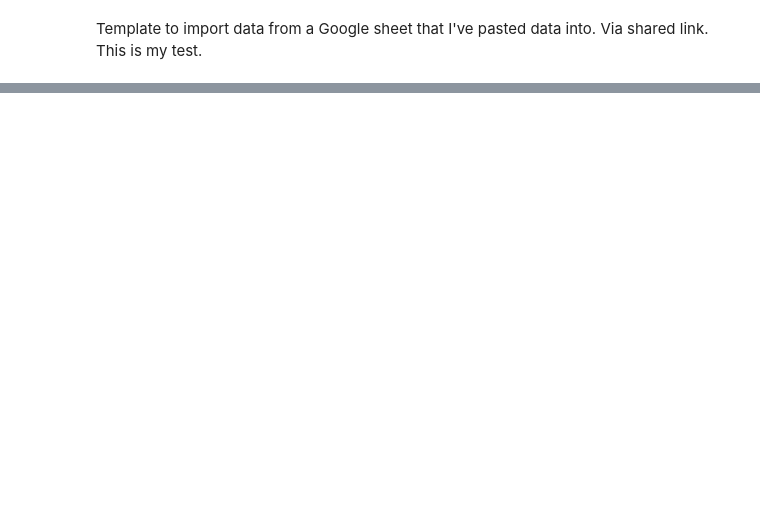
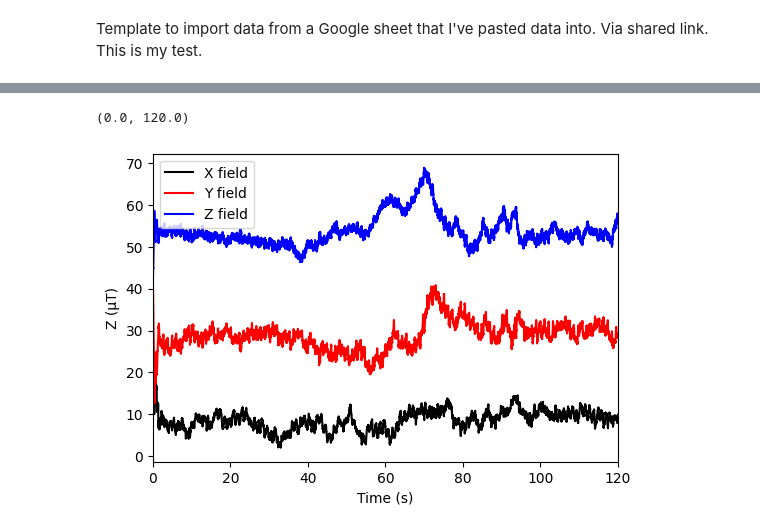
Before and after one commit to dave-heslop74/APA, a Jupyter notebook: Plotting_test_Phyphox.ipynb, the cells around one changed output, grey strips where cells are left out. Cells and saved outputs as stored; diff of their text form; code cells hidden in the pictures; blank space fills up the shorter version.

```diff
--- a/Plotting_test_Phyphox.ipynb
+++ b/Plotting_test_Phyphox.ipynb
@@ -80,0 +62,14 @@ array(['Time (s)', '0.00645808', '0.01643808', '0.02641808', '0.03639708',
+# %%
+fig, ax = plt.subplots(figsize=(6, 4))
+ax.plot(df['Time (s)'],df['X (µT)'],'k',label='X field')
+ax.plot(df['Time (s)'],df['Y (µT)'],'r',label='Y field')
+ax.plot(df['Time (s)'],df['Z (µT)'],'b',label='Z field')
+ax.legend()
+
+ax.set_xlabel('Time (s)')
+ax.set_ylabel('Z (µT)')
+
+ax.set_xlim([0,120])
+# %% [output]
+(0.0, 120.0)
+[figure, added]
```
Also changed, not shown: parts of 7 cells of this notebook.
